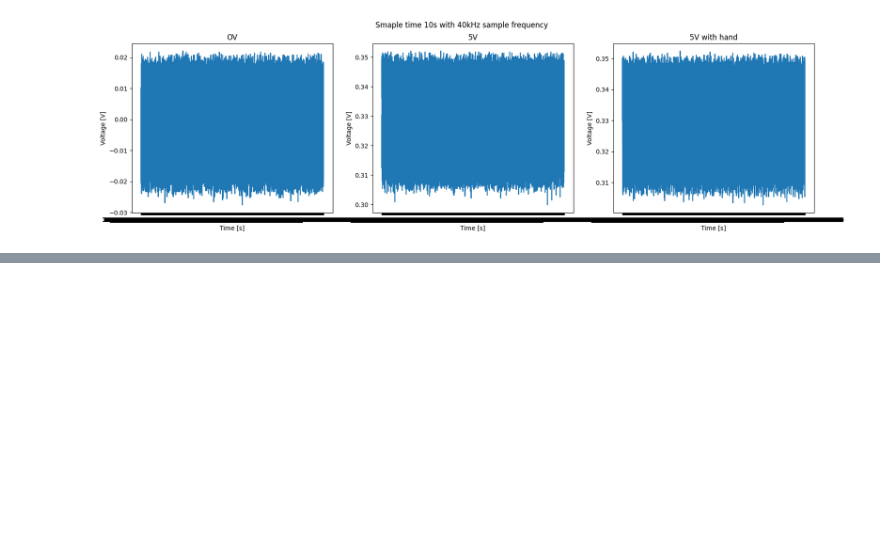
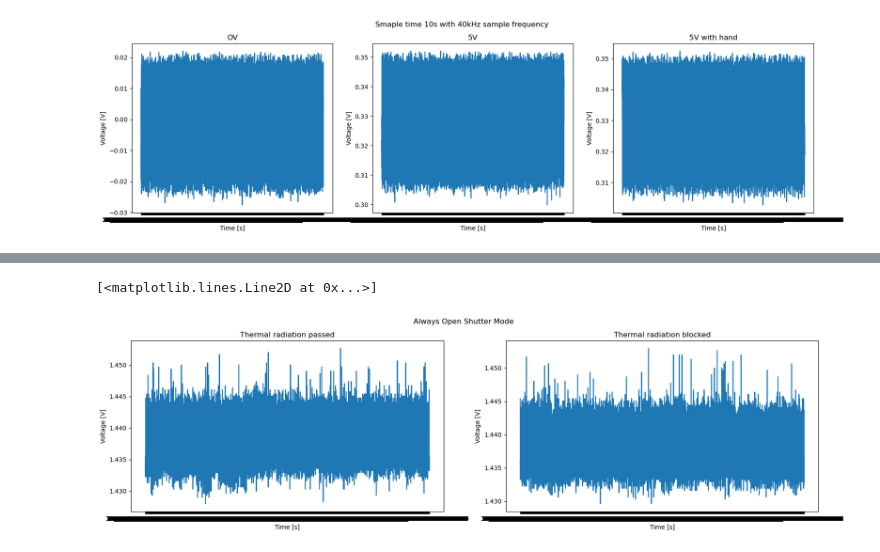
Before and after one commit to SHARIFsGIT/Sensor-lab-thermopile-, a Jupyter notebook: thermopile_sensor.ipynb, the cells around one changed output, grey strips where cells are left out. Cells and saved outputs as stored; diff of their text form; code cells hidden in the pictures; blank space fills up the shorter version.

```diff
--- a/thermopile_sensor.ipynb
+++ b/thermopile_sensor.ipynb
@@ -104,0 +131,16 @@ ax[2].plot(_40kHz_5V_hand)
+# %%
+fig, ax = plt.subplots(nrows=1, ncols=2, figsize= (20,5))
+fig.suptitle("Always Open Shutter Mode")
+
+ax[0].set(title = "Thermal radiation passed")
+ax[0].set_xlabel("Time [s]")
+ax[0].set_ylabel("Voltage [V]")
+ax[0].plot(withBBR_alwaysOpen_withoutHand)
+
+ax[1].set(title = "Thermal radiation blocked")
+ax[1].set_xlabel("Time [s]")
+ax[1].set_ylabel("Voltage [V]")
+ax[1].plot(withBBR_alwaysOpen_withHand)
+# %% [output]
+[<matplotlib.lines.Line2D at 0x...>]
+[figure, added]
```
Also changed, not shown: parts of 7 cells of this notebook, 20 other files.
